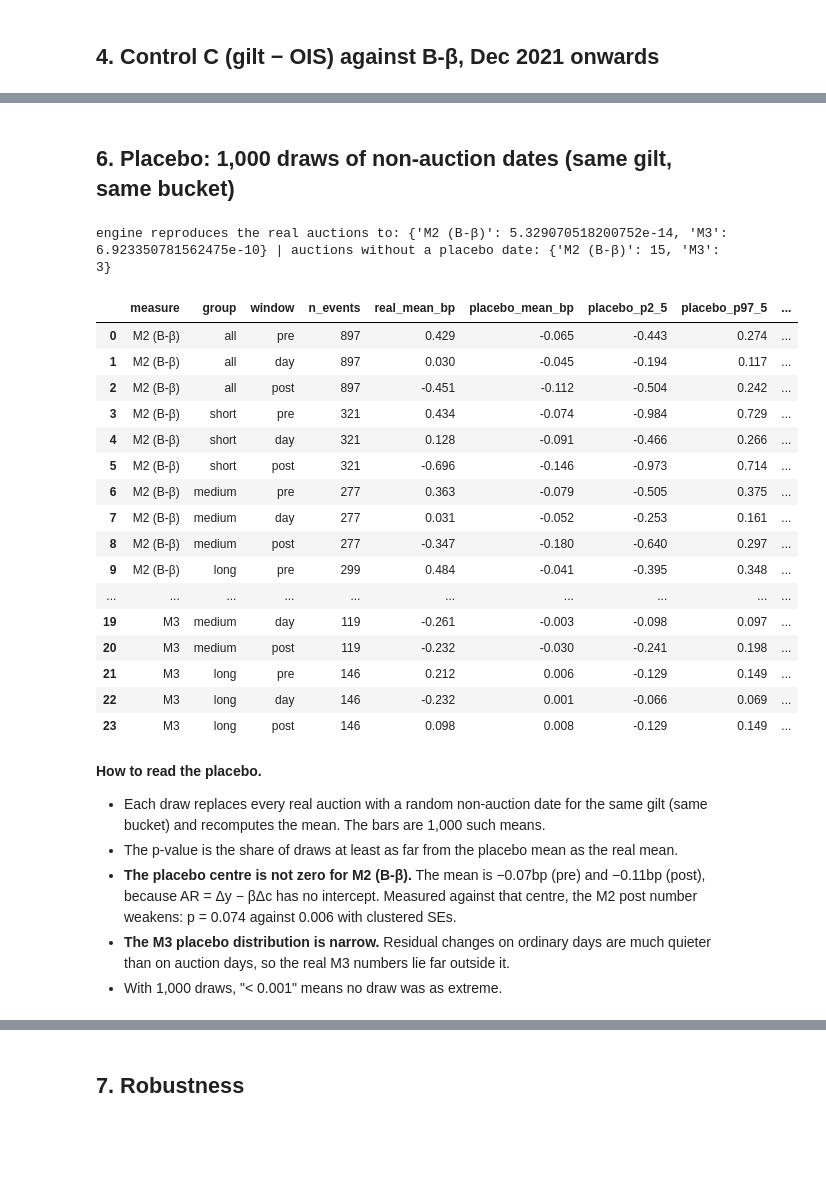
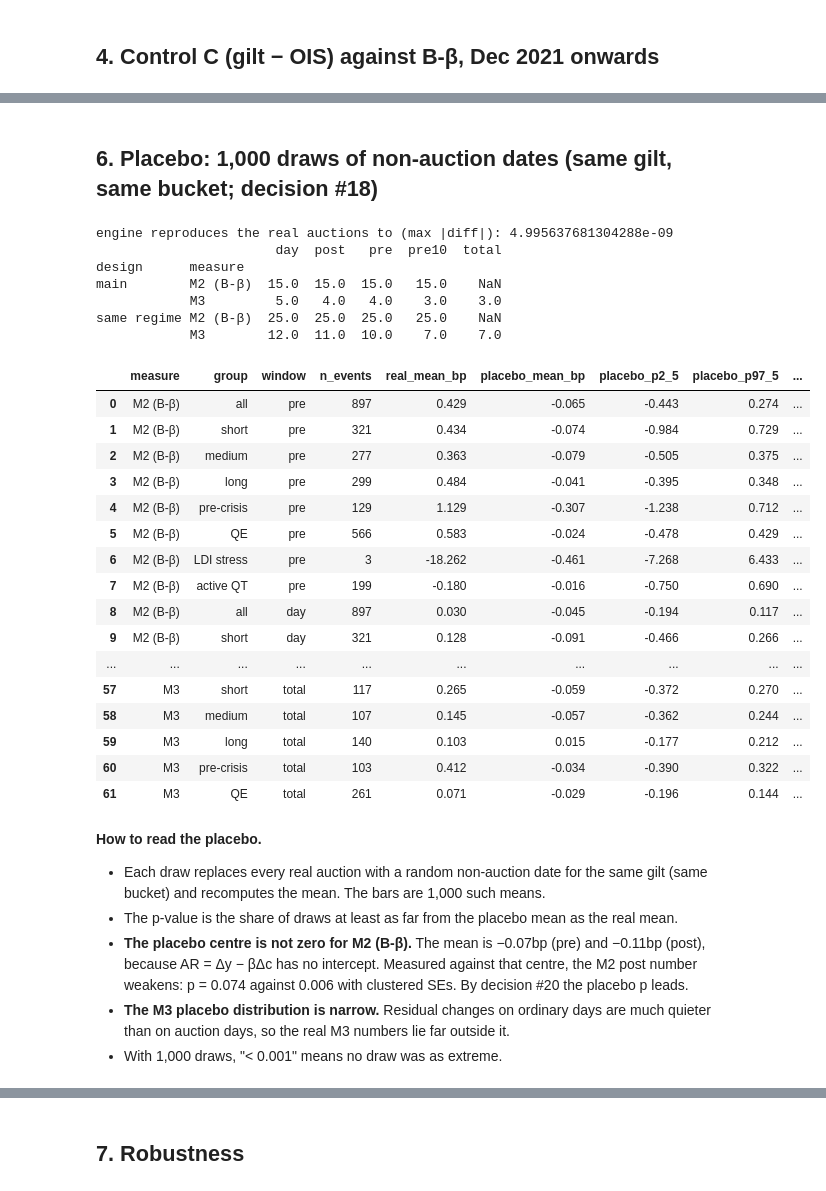
Before and after one commit to nithinpremkumar1999/gilt-auction-concession, a Jupyter notebook: notebooks/05_inference.ipynb, the cells around one changed output, grey strips where cells are left out. Saved outputs shown, nothing was run; the diff lists cells and outputs as text; code cells hidden in the pictures; blank space fills up the shorter version.

```diff
--- a/notebooks/05_inference.ipynb
+++ b/notebooks/05_inference.ipynb
@@ -360,37 +427,44 @@ OUT["h4_wide"]
 # %% [markdown]
-## 6. Placebo: 1,000 draws of non-auction dates (same gilt, same bucket)
+## 6. Placebo: 1,000 draws of non-auction dates (same gilt, same bucket; decision #18)
 # %%
-PR = pd.read_csv(pl.OUT_DIR / "placebo_results.csv")
-print("engine reproduces the real auctions to:", PR.groupby("measure").engine_check_max_abs.first().to_dict(),
-      "| auctions without a placebo date:", PR.groupby("measure").no_placebo_date.first().to_dict())
+PRA = pd.read_csv(pl.OUT_DIR / "placebo_results.csv")
+print("engine reproduces the real auctions to (max |diff|):", PRA.engine_check_max_abs.max())
+print(PRA.groupby(["design", "measure", "window"]).no_placebo_date.first().unstack().rename_axis(None, axis=1).to_string())
+PR = PRA[PRA.design == "main"]
 pfmt = lambda p: "< 0.001" if p < 0.001 else f"{p:.3f}"     # 1,000 draws: the smallest attainable p is 0.001
 t = PR[["measure", "group", "window", "n_events", "real_mean_bp", "placebo_mean_bp", "placebo_p2_5", "placebo_p97_5"]].round(3)
 t["placebo p"] = PR["p_value"].map(pfmt)
 t
 # %% [output]
-engine reproduces the real auctions to: {'M2 (B-β)': 5.329070518200752e-14, 'M3': 6.923350781562475e-10} | auctions without a placebo date: {'M2 (B-β)': 15, 'M3': 3}
+engine reproduces the real auctions to (max |diff|): 4.995637681304288e-09
+                       day  post   pre  pre10  total
+design      measure
+main        M2 (B-β)  15.0  15.0  15.0   15.0    NaN
+            M3         5.0   4.0   4.0    3.0    3.0
+same regime M2 (B-β)  25.0  25.0  25.0   25.0    NaN
+            M3        12.0  11.0  10.0    7.0    7.0
 |  | measure | group | window | n_events | real_mean_bp | placebo_mean_bp | placebo_p2_5 | placebo_p97_5 | ... |
 | 0 | M2 (B-β) | all | pre | 897 | 0.429 | -0.065 | -0.443 | 0.274 | ... |
-| 1 | M2 (B-β) | all | day | 897 | 0.030 | -0.045 | -0.194 | 0.117 | ... |
-| 2 | M2 (B-β) | all | post | 897 | -0.451 | -0.112 | -0.504 | 0.242 | ... |
-| 3 | M2 (B-β) | short | pre | 321 | 0.434 | -0.074 | -0.984 | 0.729 | ... |
-| 4 | M2 (B-β) | short | day | 321 | 0.128 | -0.091 | -0.466 | 0.266 | ... |
-| 5 | M2 (B-β) | short | post | 321 | -0.696 | -0.146 | -0.973 | 0.714 | ... |
-| 6 | M2 (B-β) | medium | pre | 277 | 0.363 | -0.079 | -0.505 | 0.375 | ... |
-| 7 | M2 (B-β) | medium | day | 277 | 0.031 | -0.052 | -0.253 | 0.161 | ... |
-| 8 | M2 (B-β) | medium | post | 277 | -0.347 | -0.180 | -0.640 | 0.297 | ... |
-| 9 | M2 (B-β) | long | pre | 299 | 0.484 | -0.041 | -0.395 | 0.348 | ... |
+| 1 | M2 (B-β) | short | pre | 321 | 0.434 | -0.074 | -0.984 | 0.729 | ... |
+| 2 | M2 (B-β) | medium | pre | 277 | 0.363 | -0.079 | -0.505 | 0.375 | ... |
+| 3 | M2 (B-β) | long | pre | 299 | 0.484 | -0.041 | -0.395 | 0.348 | ... |
+| 4 | M2 (B-β) | pre-crisis | pre | 129 | 1.129 | -0.307 | -1.238 | 0.712 | ... |
+| 5 | M2 (B-β) | QE | pre | 566 | 0.583 | -0.024 | -0.478 | 0.429 | ... |
+| 6 | M2 (B-β) | LDI stress | pre | 3 | -18.262 | -0.461 | -7.268 | 6.433 | ... |
+| 7 | M2 (B-β) | active QT | pre | 199 | -0.180 | -0.016 | -0.750 | 0.690 | ... |
+| 8 | M2 (B-β) | all | day | 897 | 0.030 | -0.045 | -0.194 | 0.117 | ... |
+| 9 | M2 (B-β) | short | day | 321 | 0.128 | -0.091 | -0.466 | 0.266 | ... |
 | ... | ... | ... | ... | ... | ... | ... | ... | ... | ... |
-| 19 | M3 | medium | day | 119 | -0.261 | -0.003 | -0.098 | 0.097 | ... |
-| 20 | M3 | medium | post | 119 | -0.232 | -0.030 | -0.241 | 0.198 | ... |
-| 21 | M3 | long | pre | 146 | 0.212 | 0.006 | -0.129 | 0.149 | ... |
-| 22 | M3 | long | day | 146 | -0.232 | 0.001 | -0.066 | 0.069 | ... |
-| 23 | M3 | long | post | 146 | 0.098 | 0.008 | -0.129 | 0.149 | ... |
+| 57 | M3 | short | total | 117 | 0.265 | -0.059 | -0.372 | 0.270 | ... |
+| 58 | M3 | medium | total | 107 | 0.145 | -0.057 | -0.362 | 0.244 | ... |
+| 59 | M3 | long | total | 140 | 0.103 | 0.015 | -0.177 | 0.212 | ... |
+| 60 | M3 | pre-crisis | total | 103 | 0.412 | -0.034 | -0.390 | 0.322 | ... |
+| 61 | M3 | QE | total | 261 | 0.071 | -0.029 | -0.196 | 0.144 | ... |
 # %% [markdown]
 **How to read the placebo.**
 - Each draw replaces every real auction with a random non-auction date for the same gilt (same bucket) and recomputes the mean. The bars are 1,000 such means.
 - The p-value is the share of draws at least as far from the placebo mean as the real mean.
-- **The placebo centre is not zero for M2 (B-β).** The mean is −0.07bp (pre) and −0.11bp (post), because AR = Δy − βΔc has no intercept. Measured against that centre, the M2 post number weakens: p = 0.074 against 0.006 with clustered SEs.
+- **The placebo centre is not zero for M2 (B-β).** The mean is −0.07bp (pre) and −0.11bp (post), because AR = Δy − βΔc has no intercept. Measured against that centre, the M2 post number weakens: p = 0.074 against 0.006 with clustered SEs. By decision #20 the placebo p leads.
 - **The M3 placebo distribution is narrow.** Residual changes on ordinary days are much quieter than on auction days, so the real M3 numbers lie far outside it.
 - With 1,000 draws, "< 0.001" means no draw was as extreme.
 # %%
```
Also changed, not shown: parts of 32 cells of this notebook, 38 other files.
